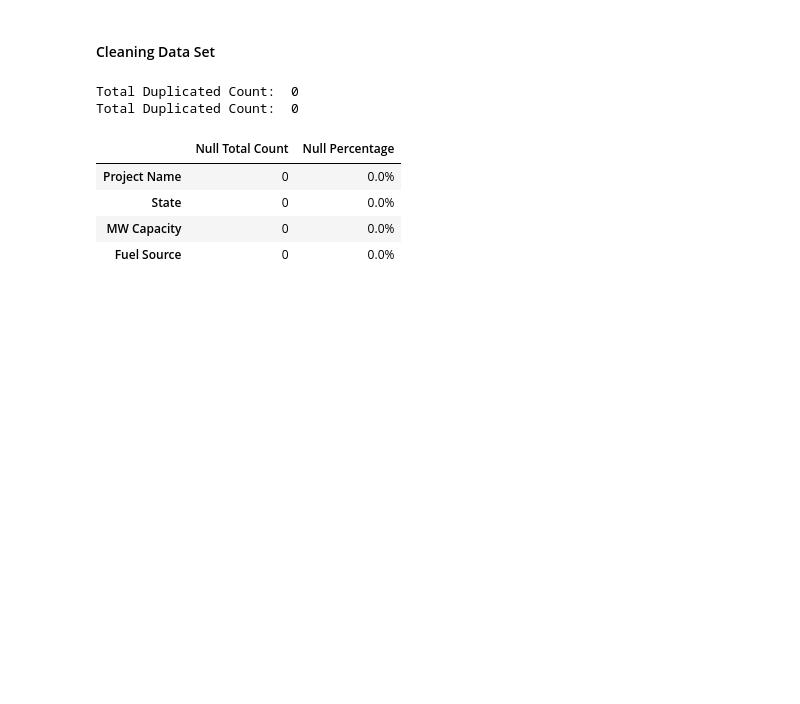
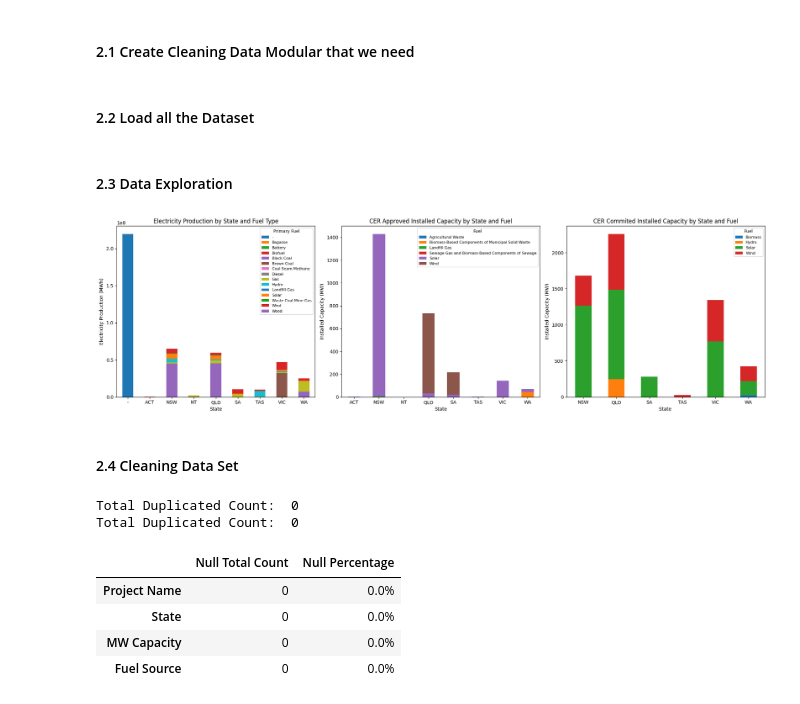
Before and after one commit to stephensusanto/DE, a Jupyter notebook: Asgmt1.ipynb, the cells around one changed output. Drawn from its saved outputs; the diff is of its cells as text; code cells hidden in the pictures; blank space fills up the shorter version.

```diff
--- a/Asgmt1.ipynb
+++ b/Asgmt1.ipynb
@@ -232,3 +238,5 @@ Download completed: 14100DO0003_2011-24.xlsx
+# %% [markdown]
+#### 2.1 Create Cleaning Data Modular that we need
 # %%
 class cleaningData:
     def __init__(self):
@@ -349,6 +378,8 @@ class cleaningData:
                 return "OT"
 
         return "UNK"
+# %% [markdown]
+#### 2.2 Load all the Dataset
 # %%
 
 cleaning_data = cleaningData()
@@ -366,8 +397,42 @@ df_cer_1_probable = pd.read_csv("power-stations-and-projects-probable.csv")
 df_abs = pd.ExcelFile("14100DO0003_2011-24.xlsx")
 statistical_area = pd.read_excel(df_abs, 'Table 1', header=[6])
 lga_area = pd.read_excel(df_abs, 'Table 2', header=[6])
+# %% [markdown]
+#### 2.3 Data Exploration
+# %%
+# Create figure with 3 subplots (vertical layout)
+fig, axes = plt.subplots(1, 3, figsize=(20, 6))  # width larger for horizontal space
+
+# --- Plot 1: Electricity Production by State and Fuel Type ---
+state_df = df_nger.groupby(['State','Primary fuel'])['Electricity production MWh'].sum().unstack().fillna(0)
+state_df.plot(kind='bar', stacked=True, ax=axes[0])
+axes[0].set_ylabel("Electricity Production (MWh)")
+axes[0].set_title("Electricity Production by State and Fuel Type")
+axes[0].tick_params(axis='x', rotation=0)
+axes[0].legend(title='Primary Fuel', fontsize=8, title_fontsize=9)
+
+# --- Plot 2: CER Approved Installed Capacity by State and Fuel ---
+state_fuel_df_approved = df_cer_1_approved.groupby(['State', 'Fuel Source (s)'])['Installed capacity (MW)'].sum().unstack().fillna(0)
+state_fuel_df_approved.plot(kind='bar', stacked=True, ax=axes[1])
+axes[1].set_ylabel("Installed Capacity (MW)")
+axes[1].set_title("CER Approved Installed Capacity by State and Fuel")
+axes[1].tick_params(axis='x', rotation=0)
+axes[1].legend(title='Fuel', fontsize=8, title_fontsize=9)
+
+# --- Plot 3: CER Commited Installed Capacity by State and Fuel ---
+state_fuel_df_commited = df_cer_1_commited.groupby(['State ', 'Fuel Source'])['MW Capacity'].sum().unstack().fillna(0)
+state_fuel_df_commited.plot(kind='bar', stacked=True, ax=axes[2])
+axes[2].set_ylabel("Installed Capacity (MW)")
+axes[2].set_title("CER Commited Installed Capacity by State and Fuel")
+axes[2].tick_params(axis='x', rotation=0)
+axes[2].legend(title='Fuel', fontsize=8, title_fontsize=9)
+
+plt.tight_layout()
+plt.show()
+# %% [output]
+[figure, added]
 # %% [markdown]
-#### Cleaning Data Set
+#### 2.4 Cleaning Data Set
 # %%
 # ---------------------------------- Clean NGER.ID0243.csv ------------------------#
 
```
Also changed, not shown: parts of 21 cells of this notebook.
